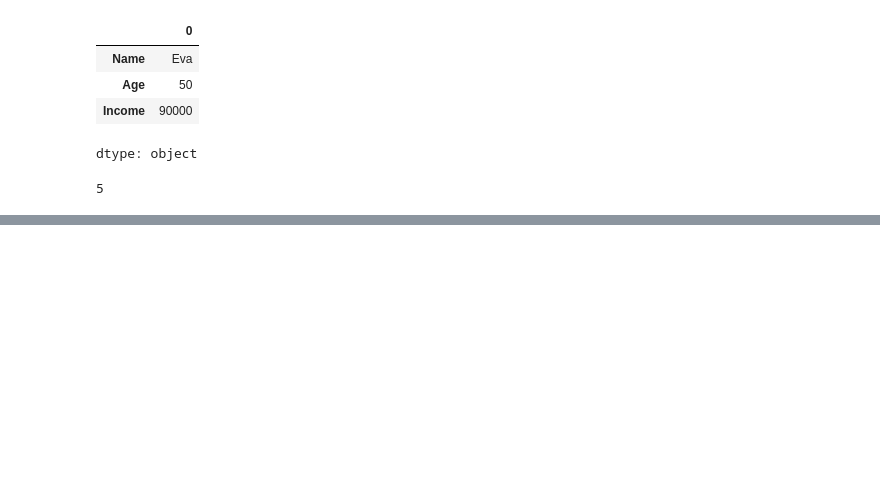
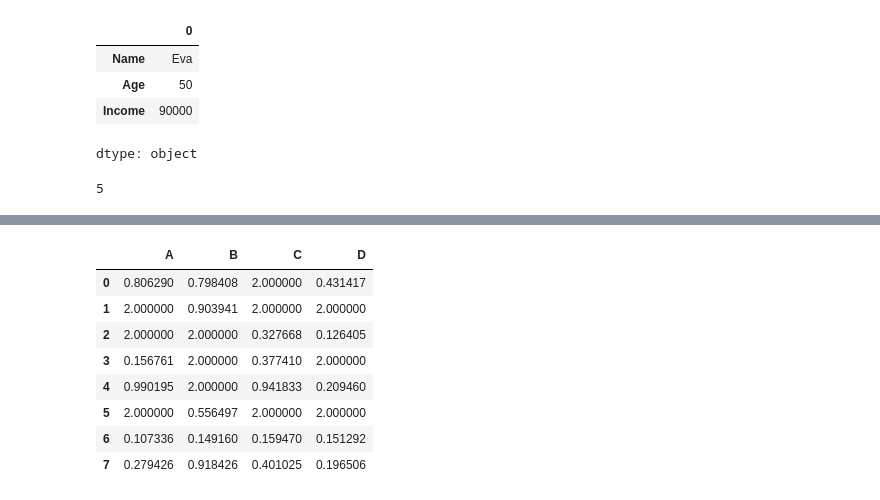
Before and after one commit to Maruf0275/Machine-Learning-CIT, a Jupyter notebook: Python-Libraries/Pandas.ipynb, the cells around one changed output, grey strips where cells are left out. Saved outputs shown, nothing was run; the diff lists cells and outputs as text; code cells hidden in the pictures; blank space fills up the shorter version.

```diff
--- a/Python-Libraries/Pandas.ipynb
+++ b/Python-Libraries/Pandas.ipynb
@@ -368,0 +419,13 @@ df.shape[0]
+# %%
+df = df.fillna(2)
+df
+# %% [output]
+|  | A | B | C | D |
+| 0 | 0.806290 | 0.798408 | 2.000000 | 0.431417 |
+| 1 | 2.000000 | 0.903941 | 2.000000 | 2.000000 |
+| 2 | 2.000000 | 2.000000 | 0.327668 | 0.126405 |
+| 3 | 0.156761 | 2.000000 | 0.377410 | 2.000000 |
+| 4 | 0.990195 | 2.000000 | 0.941833 | 0.209460 |
+| 5 | 2.000000 | 0.556497 | 2.000000 | 2.000000 |
+| 6 | 0.107336 | 0.149160 | 0.159470 | 0.151292 |
+| 7 | 0.279426 | 0.918426 | 0.401025 | 0.196506 |
```
Also changed, not shown: parts of 10 cells of this notebook.
